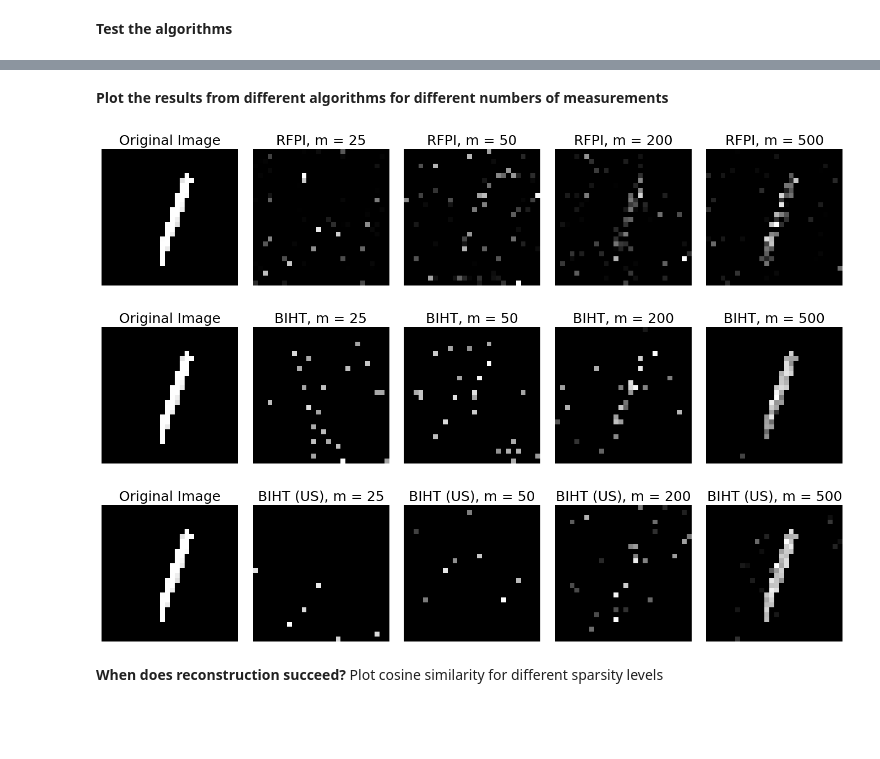
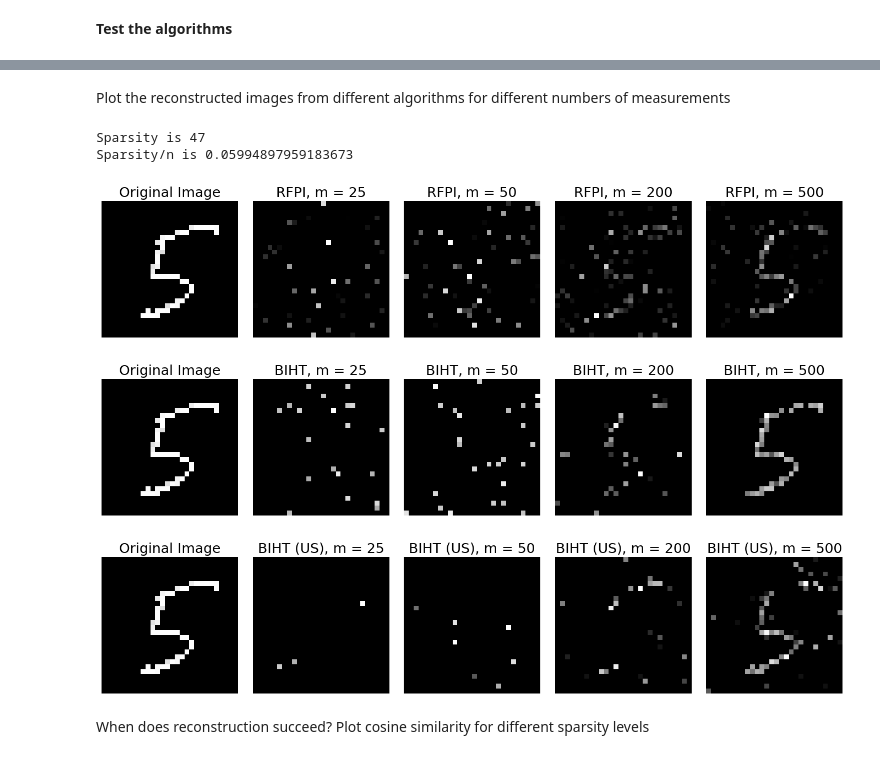
Before and after one commit to josephine-king/EE4740_ImageCompression, a Jupyter notebook: image_compression.ipynb, the cells around one changed output, grey strips where cells are left out. Drawn from its saved outputs; the diff is of its cells as text; code cells hidden in the pictures; blank space fills up the shorter version.

```diff
--- a/image_compression.ipynb
+++ b/image_compression.ipynb
@@ -279,7 +285,7 @@ def convex_l1_sign(meas_matrix, measurement, max_iters=1000):
 **Helper functions to tests algorithms and plot results**
 # %%
 # Loop to test algorithms on multiple images
-def test_algo(algo, num_images, sparse_data, measurement_dims, step_size, lamda, sparsity, known_sparsity, threshold, max_iter):
+def test_algo(algo, num_images, sparse_data, measurement_dims, step_size=1e-5, lamda=1, sparsity=10, known_sparsity=False, threshold=0, max_iter=1000):
 
     mses = []
     missed_coeffs = []
@@ -308,11 +314,9 @@ def test_algo(algo, num_images, sparse_data, measurement_dims, step_size, lamda,
             if (algo == "rfpi"):
                 estimate, convergence = rfpi(meas_matrix, measurement, step_size, lamda, threshold, max_iter)
             elif (algo == "biht"):
-                estimate, convergence = biht(meas_matrix, measurement, lamda, step_size, sparsity, threshold, max_iter, known_sparsity)
+                estimate, convergence = biht(meas_matrix, measurement, sparsity, threshold, max_iter, known_sparsity)
             elif (algo=='one_bit_omp'):
                 estimate, convergence=one_bit_omp(meas_matrix, measurement.flatten(), sparsity, max_iter, known_sparsity)
-            elif(algo=='msp'):
-                estimate, convergence=msp(meas_matrix, measurement.flatten(), sparsity, max_iter)
             elif(algo=='inbuilt_solver'):
                 estimate,convergence=convex_l1_sign(meas_matrix, measurement.flatten(), max_iters=1000)
             end = time.time()
@@ -336,7 +340,8 @@ def test_algo(algo, num_images, sparse_data, measurement_dims, step_size, lamda,
 
     return cosine_sims, mses, missed_coeffs, misided_coeffs, curr_data, estimate, convergence, times
 
-def gen_algo_plots(algo_name, algo, data, measurement_dims, step_size, lamda, sparsity, known_sparsity, threshold, max_iter):
+# Plots the original image and the estimated images from a given algorithm and measurement dimensions
+def gen_algo_plots(algo_name, algo, data, measurement_dims, step_size=1e-5, lamda=1, sparsity=10, known_sparsity=False, threshold=0, max_iter=1000):
     estimates = [data]
     titles = ["Original Image"]
     n = data.shape[1]
@@ -351,7 +356,7 @@ def gen_algo_plots(algo_name, algo, data, measurement_dims, step_size, lamda, sp
         if (algo == "rfpi"):
             estimate, convergence = rfpi(meas_matrix, measurement, step_size, lamda, threshold, max_iter)
         elif (algo == "biht"):
-            estimate, convergence = biht(meas_matrix, measurement, lamda, step_size, sparsity, threshold, max_iter, known_sparsity)
+            estimate, convergence = biht(meas_matrix, measurement, sparsity, threshold, max_iter, known_sparsity)
 
         # Zero-out negative values - these are erroneous
         estimate[estimate < 0] = 0
@@ -362,7 +367,8 @@ def gen_algo_plots(algo_name, algo, data, measurement_dims, step_size, lamda, sp
 
     plot_algos(estimates, titles)
 
-def plot_sparsities(algo, sparse_data, num_images, m, step_size, lamda, sparsity, known_sparsity, threshold, max_iter):
+# Gets the sparsity and cosine similarity for plotting
+def plot_sparsities(algo, sparse_data, num_images, m, step_size=1e-5, lamda=1, sparsity=10, known_sparsity=False, threshold=0, max_iter=1000):
 
     n = sparse_data.shape[1]
     meas_matrix = make_meas_matrix(m,n)
@@ -381,7 +387,7 @@ def plot_sparsities(algo, sparse_data, num_images, m, step_size, lamda, sparsity
         if (algo == "rfpi"):
             estimate, convergence = rfpi(meas_matrix, measurement, step_size, lamda, threshold, max_iter)
         elif (algo == "biht"):
-            estimate, convergence = biht(meas_matrix, measurement, lamda, step_size, sparsity, threshold, max_iter, known_sparsity)
+            estimate, convergence = biht(meas_matrix, measurement, sparsity, threshold, max_iter, known_sparsity)
 
         # Zero-out negative values - these are erroneous
         estimate[estimate < 0] = 0
@@ -393,27 +399,29 @@ def plot_sparsities(algo, sparse_data, num_images, m, step_size, lamda, sparsity
 
     return cosine_sims, sparsities
 
+# Plots the cosine similarity, mean squared error, and missed/misidentified coefficients
 def plot_metrics(algo_name, axs, meas_matrix_dims, cosine_sim, mses, missed_coeffs, misided_coeffs):
     mses_db = [10*np.log10(x) for x in mses]
-    axs[0][0].plot(meas_matrix_dims, cosine_sim, label=algo_name);
+    axs[0][0].plot(meas_matrix_dims, cosine_sim, label=algo_name, marker='o');
     axs[0][0].set_title("Cosine Similarity")
     axs[0][0].set_xlabel("Number of measurements")
     axs[0][0].set_ylabel("Cosine Similarity")
-    axs[0][1].plot(meas_matrix_dims, mses_db, label=algo_name);
+    axs[0][1].plot(meas_matrix_dims, mses_db, label=algo_name, marker='o');
     axs[0][1].set_title("Normalized MSE")
     axs[0][1].set_xlabel("Number of measurements")
     axs[0][1].set_ylabel("NMSE (dB)")
-    axs[1][0].plot(meas_matrix_dims, missed_coeffs, label=algo_name);
+    axs[1][0].plot(meas_matrix_dims, missed_coeffs, label=algo_name, marker='o');
     axs[1][0].set_title("Number of Missed Coefficients")
     axs[1][0].set_xlabel("Number of measurements")
     axs[1][0].set_ylabel("Number of missed coefficients")
-    axs[1][1].plot(meas_matrix_dims, misided_coeffs, label=algo_name);
+    axs[1][1].plot(meas_matrix_dims, misided_coeffs, label=algo_name, marker='o');
     axs[1][1].set_title("Number of Misidentified Coefficients")
     axs[1][1].set_xlabel("Number of measurements")
     axs[1][1].set_ylabel("Number of misidentified coefficients")
 
+# Plots the average recontruction time
 def plot_time(algo_name, axs, meas_matrix_dims, time):
-    axs.plot(meas_matrix_dims, time, label=algo_name)
+    axs.semilogy(meas_matrix_dims, time, label=algo_name, marker='o')
     axs.set_title("Average Reconstruction Time")
     axs.set_xlabel("Number of measurements")
     axs.set_ylabel("Reconstruction Time (s)")
@@ -424,7 +432,11 @@ Initialize the measurement matrix dimensions we'd like to text and the random se
 # %%
 # Import and sparsify the data
-data = import_mnist_data(100)
+data = import_mnist_data(1000)
 sparse_data = sparsify_data(data, 220) # anything below 220 is = zero
+
+# Print average sparsity
+sparsity = np.count_nonzero(sparse_data != 0)/1000
+print(f"Average sparsity: {sparsity}")
 
 # Initialize matrix dimensions and seed
 meas_matrix_dims = [25,50,200,500]
@@ -497,18 +514,25 @@ plt.show()
 # %% [markdown]
-**Plot the results from different algorithms for different numbers of measurements**
+Plot the reconstructed images from different algorithms for different numbers of measurements
 # %%
-img_idx = 5
+img_idx = 23
 test_data = get_images(sparse_data, img_idx, 1)
+
+sparsity = np.count_nonzero(test_data != 0)
+print(f"Sparsity is {sparsity}")
+print(f"Sparsity/n is {sparsity/test_data.shape[1]}")
+
 
 gen_algo_plots("RFPI", "rfpi", test_data, meas_matrix_dims, 1e-4, 1, 0, False, 1e-4, 1000)
 gen_algo_plots("BIHT", "biht", test_data, meas_matrix_dims, 1e-5, 0.1, 80, True, 0, 1000)
 gen_algo_plots("BIHT (US)", "biht", test_data, meas_matrix_dims, 1e-5, 0.1, 10, False, 0, 1000)
 # %% [output]
+Sparsity is 47
+Sparsity/n is 0.05994897959183673
-[figure, old version]
+[figure, new version]
-[figure, old version]
+[figure, new version]
-[figure, old version]
+[figure, new version]
 # %% [markdown]
-**When does reconstruction succeed?** Plot cosine similarity for different sparsity levels
+When does reconstruction succeed? Plot cosine similarity for different sparsity levels
 # %%
 # Analyze how the sparsity level affects the cosine similarity
 num_img = 10
```
Also changed, not shown: parts of 20 cells of this notebook, 1 other file.
